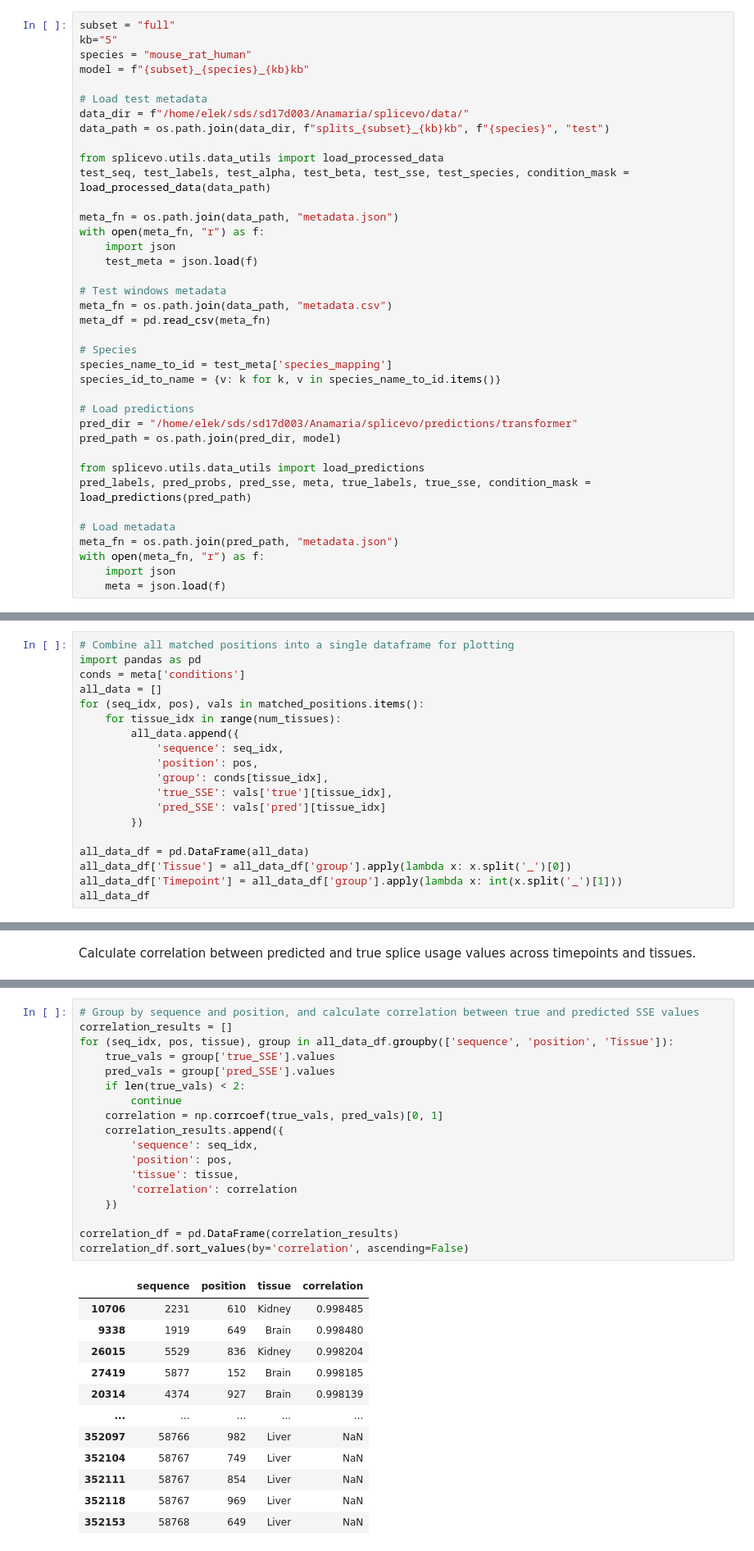
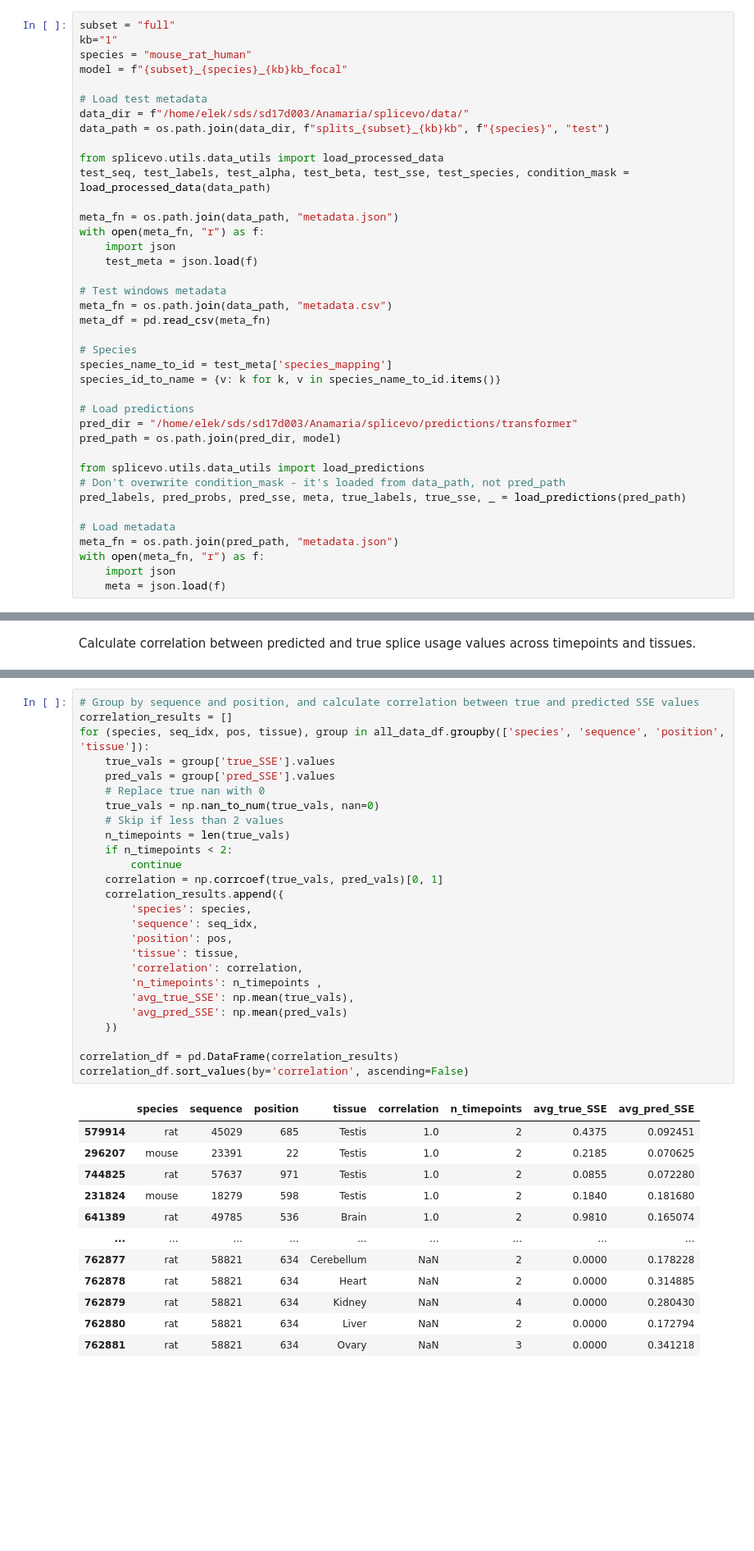
Before and after one commit to anamariaelek/splicevo, a Jupyter notebook: notebooks/model_evaluation.ipynb, the cells around one changed output, grey strips where cells are left out. Shown at 82% size. Drawn from its saved outputs; the diff is of its cells as text; blank space fills up the shorter version.

```diff
--- a/notebooks/model_evaluation.ipynb
+++ b/notebooks/model_evaluation.ipynb
@@ -10,9 +10,9 @@ import os
 Load model predictions
 # %%
 subset = "full"
-kb="5"
+kb="1"
 species = "mouse_rat_human"
-model = f"{subset}_{species}_{kb}kb"
+model = f"{subset}_{species}_{kb}kb_focal"
 
 # Load test metadata
 data_dir = f"/home/elek/sds/sd17d003/Anamaria/splicevo/data/"
@@ -39,7 +39,8 @@ pred_dir = "/home/elek/sds/sd17d003/Anamaria/splicevo/predictions/transformer"
 pred_path = os.path.join(pred_dir, model)
 
 from splicevo.utils.data_utils import load_predictions
-pred_labels, pred_probs, pred_sse, meta, true_labels, true_sse, condition_mask = load_predictions(pred_path)
+# Don't overwrite condition_mask - it's loaded from data_path, not pred_path
+pred_labels, pred_probs, pred_sse, meta, true_labels, true_sse, _ = load_predictions(pred_path)
 
 # Load metadata
 meta_fn = os.path.join(pred_path, "metadata.json")
@@ -859,19 +919,0 @@ Number of matched positions: 50408
-# %%
-# Combine all matched positions into a single dataframe for plotting
-import pandas as pd
-conds = meta['conditions']
-all_data = []
-for (seq_idx, pos), vals in matched_positions.items():
-    for tissue_idx in range(num_tissues):
-        all_data.append({
-            'sequence': seq_idx,
-            'position': pos,
-            'group': conds[tissue_idx],
-            'true_SSE': vals['true'][tissue_idx],
-            'pred_SSE': vals['pred'][tissue_idx]
-        })
-
-all_data_df = pd.DataFrame(all_data)
-all_data_df['Tissue'] = all_data_df['group'].apply(lambda x: x.split('_')[0])
-all_data_df['Timepoint'] = all_data_df['group'].apply(lambda x: int(x.split('_')[1]))
-all_data_df
@@ -966,31 +1107,39 @@ Calculate correlation between predicted and true splice usage values across time
 # %%
 # Group by sequence and position, and calculate correlation between true and predicted SSE values
 correlation_results = []
-for (seq_idx, pos, tissue), group in all_data_df.groupby(['sequence', 'position', 'Tissue']):
+for (species, seq_idx, pos, tissue), group in all_data_df.groupby(['species', 'sequence', 'position', 'tissue']):
     true_vals = group['true_SSE'].values
     pred_vals = group['pred_SSE'].values
-    if len(true_vals) < 2:
+    # Replace true nan with 0
+    true_vals = np.nan_to_num(true_vals, nan=0)
+    # Skip if less than 2 values
+    n_timepoints = len(true_vals)
+    if n_timepoints < 2:
         continue
     correlation = np.corrcoef(true_vals, pred_vals)[0, 1]
     correlation_results.append({
+        'species': species,
         'sequence': seq_idx,
         'position': pos,
         'tissue': tissue,
-        'correlation': correlation
+        'correlation': correlation,
+        'n_timepoints': n_timepoints ,
+        'avg_true_SSE': np.mean(true_vals),
+        'avg_pred_SSE': np.mean(pred_vals)
     })
 
 correlation_df = pd.DataFrame(correlation_results)
 correlation_df.sort_values(by='correlation', ascending=False)
 # %% [output]
-|  | sequence | position | tissue | correlation |
-| 10706 | 2231 | 610 | Kidney | 0.998485 |
-| 9338 | 1919 | 649 | Brain | 0.998480 |
-| 26015 | 5529 | 836 | Kidney | 0.998204 |
-| 27419 | 5877 | 152 | Brain | 0.998185 |
-| 20314 | 4374 | 927 | Brain | 0.998139 |
-| ... | ... | ... | ... | ... |
-| 352097 | 58766 | 982 | Liver | NaN |
-| 352104 | 58767 | 749 | Liver | NaN |
-| 352111 | 58767 | 854 | Liver | NaN |
-| 352118 | 58767 | 969 | Liver | NaN |
-| 352153 | 58768 | 649 | Liver | NaN |
+|  | species | sequence | position | tissue | correlation | n_timepoints | avg_true_SSE | avg_pred_SSE |
+| 579914 | rat | 45029 | 685 | Testis | 1.0 | 2 | 0.4375 | 0.092451 |
+| 296207 | mouse | 23391 | 22 | Testis | 1.0 | 2 | 0.2185 | 0.070625 |
+| 744825 | rat | 57637 | 971 | Testis | 1.0 | 2 | 0.0855 | 0.072280 |
+| 231824 | mouse | 18279 | 598 | Testis | 1.0 | 2 | 0.1840 | 0.181680 |
+| 641389 | rat | 49785 | 536 | Brain | 1.0 | 2 | 0.9810 | 0.165074 |
+| ... | ... | ... | ... | ... | ... | ... | ... | ... |
+| 762877 | rat | 58821 | 634 | Cerebellum | NaN | 2 | 0.0000 | 0.178228 |
+| 762878 | rat | 58821 | 634 | Heart | NaN | 2 | 0.0000 | 0.314885 |
+| 762879 | rat | 58821 | 634 | Kidney | NaN | 4 | 0.0000 | 0.280430 |
+| 762880 | rat | 58821 | 634 | Liver | NaN | 2 | 0.0000 | 0.172794 |
+| 762881 | rat | 58821 | 634 | Ovary | NaN | 3 | 0.0000 | 0.341218 |
```
Also changed, not shown: parts of 49 cells of this notebook, 4 other files.
